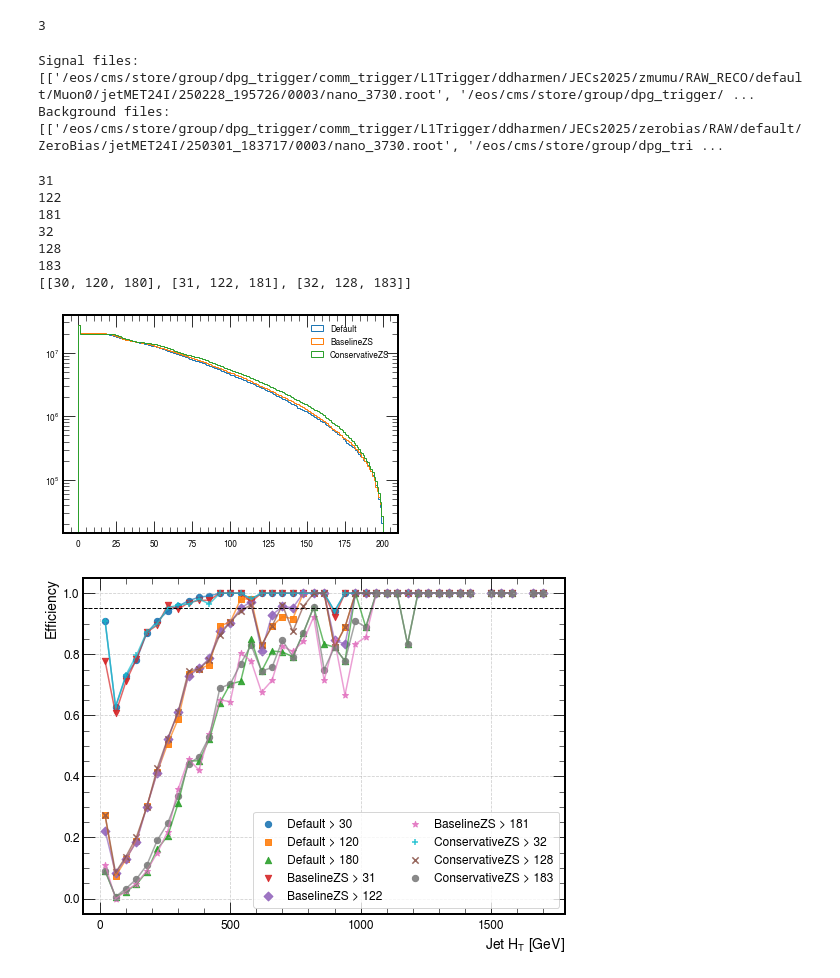
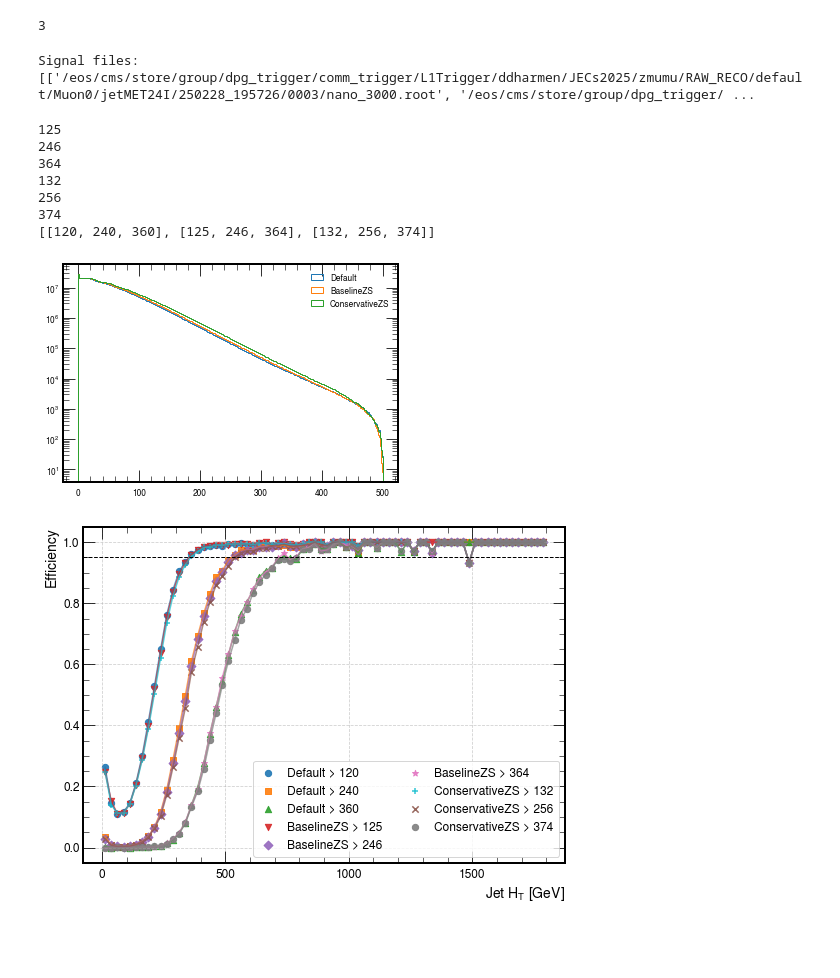
Before and after one commit to dharmendergaur/L1T_fixRateEff, a Jupyter notebook: test_script_jetHT.ipynb, the cells around one changed output. Drawn from its saved outputs; the diff is of its cells as text; code cells hidden in the pictures; blank space fills up the shorter version.

```diff
--- a/test_script_jetHT.ipynb
+++ b/test_script_jetHT.ipynb
@@ -77,7 +77,7 @@ bkgName = "zb"
 writeDir = "./data/"
 
 # fileName = "/eos/home-d/ddharmen/JEC/CMSSW_14_1_4_patch1/src/JETMET/zerobias_perf_raw_test/default/nano*.root"
-fileName = "nano_373*.root"
+fileName = "nano_*.root"
 # fileName = "nano_99.root"
 
 sigFiles = [glob.glob(rootDir + zmumu + path + finalpath + fileName) for path in sigPaths]
@@ -100,6 +100,7 @@ bkg_hdf5s = [writeDir + "/" + bkgName + label + ".hdf5" for label in l1Labels]
 
 # L1 thresholds (GeV)
 l1JetThresholds = [30, 120, 180]
+l1JetThresholds_HT = [120, 240, 360]
 l1METThresholds = [50, 90]
 # arrays containing our signal and background data
 # for the different sets of input files
@@ -112,8 +113,7 @@ bkg_dfs = []
 print("Signal files:", sigFiles)
 print("Background files:", bkgFiles)
 # %% [output]
-Signal files: [['/eos/cms/store/group/dpg_trigger/comm_trigger/L1Trigger/ddharmen/JECs2025/zmumu/RAW_RECO/default/Muon0/jetMET24I/250228_195726/0003/nano_3730.root', '/eos/cms/store/group/dpg_trigger/ ...
-Background files: [['/eos/cms/store/group/dpg_trigger/comm_trigger/L1Trigger/ddharmen/JECs2025/zerobias/RAW/default/ZeroBias/jetMET24I/250301_183717/0003/nano_3730.root', '/eos/cms/store/group/dpg_tri ...
+Signal files: [['/eos/cms/store/group/dpg_trigger/comm_trigger/L1Trigger/ddharmen/JECs2025/zmumu/RAW_RECO/default/Muon0/jetMET24I/250228_195726/0003/nano_3000.root', '/eos/cms/store/group/dpg_trigger/ ...
 # %%
 if inputFormat == 'nano':
 
@@ -176,17 +176,17 @@ for bkg_hdf5, l1Label in zip(bkg_hdf5s, l1Labels):
 # make fixed rate MET efficiencies
 
 # rate plots must be in bins of GeV
-ptRange = [0,200]
+ptRange = [0,500]
 bins = ptRange[1]
 
 l1METRates = []
-l1JetThresholdsArr = [l1JetThresholds]
+l1JetThresholdsArr = [l1JetThresholds_HT]
 
 # get rate hist for "default" objects
 rateScale = 40000000*(2452/3564)/len(bkg_dfs[0])
 rateHist = plt.hist(bkg_dfs[0], bins=bins, range=ptRange, histtype = 'step', label=l1Labels[0], cumulative=-1, log=True, weights=np.full(len(bkg_dfs[0]), rateScale))
 
-for l1JetThreshold in l1JetThresholds:
+for l1JetThreshold in l1JetThresholds_HT:
     # get rates for the default thresholds
     l1METRate = rateHist[0][l1JetThreshold]
     l1METRates.append(l1METRate)
@@ -206,14 +206,14 @@ plt.legend()
 
 print(l1JetThresholdsArr)
 # %% [output]
-31
-122
-181
-32
-128
-183
-[[30, 120, 180], [31, 122, 181], [32, 128, 183]]
+125
+246
+364
+132
+256
+374
+[[120, 240, 360], [125, 246, 364], [132, 256, 374]]
-[figure, old version]
+[figure, new version]
 # %%
 import matplotlib.pyplot as plt
 from itertools import cycle
@@ -228,7 +228,7 @@ plt.figure(figsize=(8, 6))  # Increase figure size
 
 for sig_df, l1Label, l1JETThresholds in zip(sig_dfs, l1Labels, l1JetThresholdsArr):
     for l1JETThreshold in l1JETThresholds:
-        eff_data, xvals, err = plotting.efficiency(sig_df[l1Label], sig_df['PuppiMETNoMu'], l1JETThreshold, 40, 1800)
+        eff_data, xvals, err = plotting.efficiency(sig_df[l1Label], sig_df['PuppiMET'], l1JETThreshold, 25, 1800)
 
         color = next(colors)
         marker = next(markers)
@@ -237,31 +237,31 @@ for sig_df, l1Label, l1JETThresholds in zip(sig_dfs, l1Labels, l1JetThresholdsAr
         plt.scatter(xvals, eff_data,
                     label=f"{l1Label} > {l1JETThreshold}",
                     marker=marker,
                     color=color,
                     s=40,  # Increase marker size
                     alpha=0.9)  # Transparency for better readability
 
         # Line plot to connect points
         plt.plot(xvals, eff_data,
                  linestyle='-',  # Solid line
                  color=color,
                  alpha=0.7,  # Slight transparency
                  linewidth=1.5)  # Moderate line width
 
 # Reference line at 95% efficiency
 plt.axhline(0.95, linestyle='--', color='black', linewidth=1)
 
 # Formatting
 plt.legend(fontsize=12, loc='lower right', ncol=2, frameon=True)  # Adjust legend
 plt.xlabel(r'Jet H$_T$ [GeV]', fontsize=14)
 plt.ylabel('Efficiency', fontsize=14)
 plt.grid(True, linestyle='--', alpha=0.6)  # Add a light grid
 plt.xticks(fontsize=12)
 plt.yticks(fontsize=12)
 plt.tight_layout()
 
 # Save the figure
 # plt.savefig("plots_jetHT_test/Jet_eff.pdf", format="pdf", dpi=300)  # Higher DPI for clarity
 plt.show()  # Show instead of clearing immediately
 # %% [output]
-[figure, old version]
+[figure, new version]
```
Also changed, not shown: parts of 2 cells of this notebook, 5 other files.
